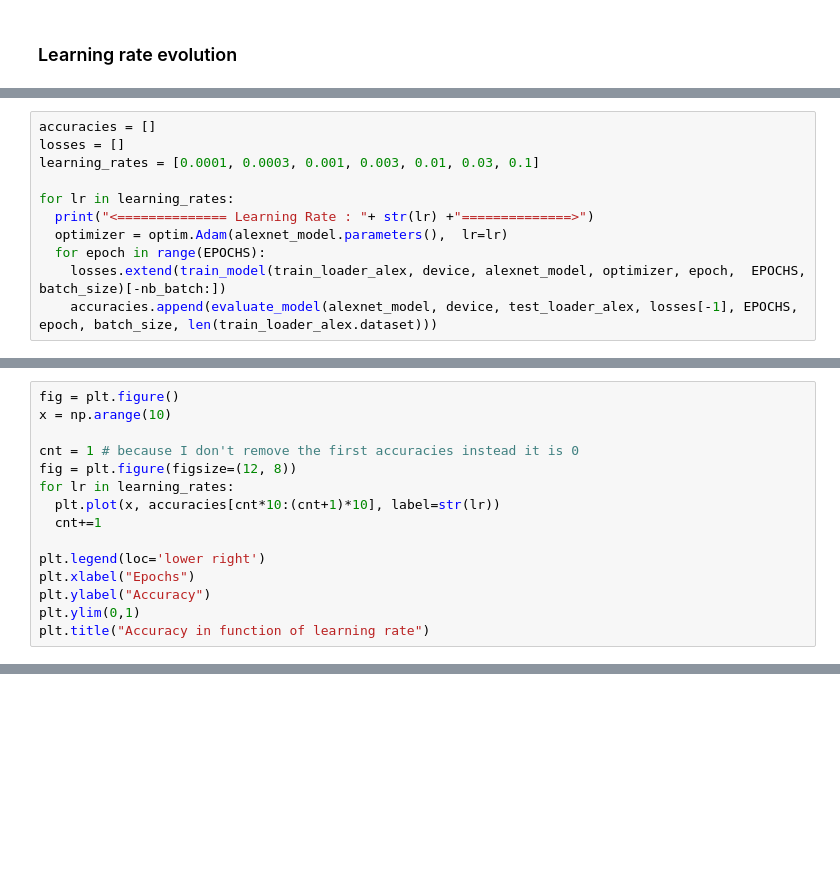
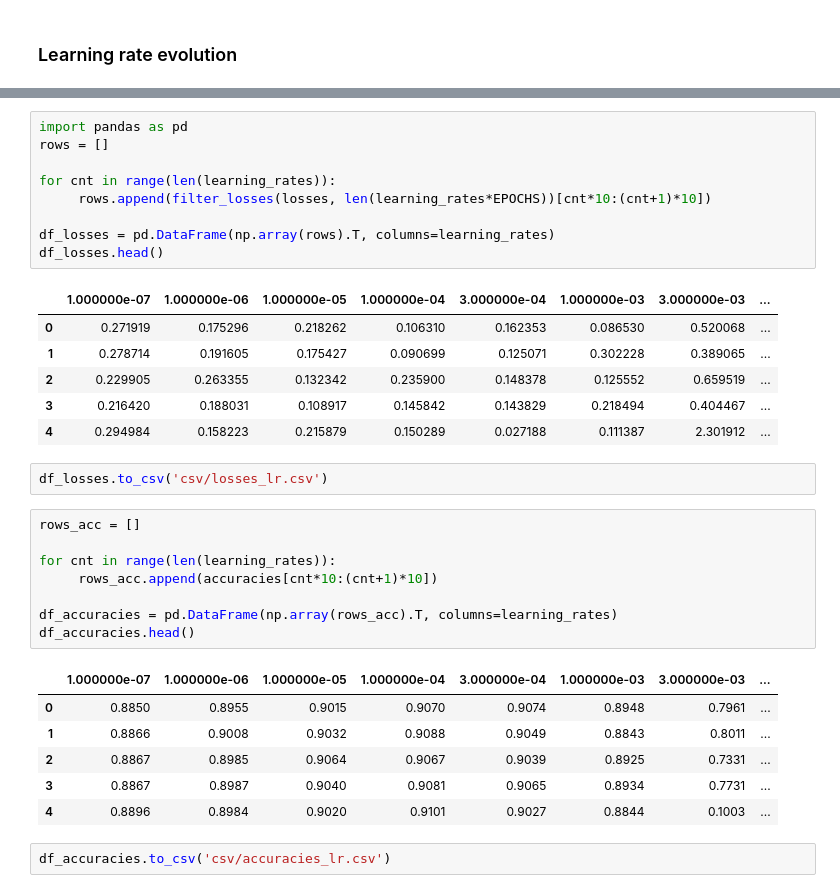
Before and after one commit to tcotte/CNN_Pytorch, a Jupyter notebook: fashion_mnist.ipynb, the cells around one changed output, grey strips where cells are left out. Drawn from its saved outputs; the diff is of its cells as text; blank space fills up the shorter version.

```diff
--- a/fashion_mnist.ipynb
+++ b/fashion_mnist.ipynb
@@ -291,11 +272,0 @@ plot_grad_flow(model.named_parameters())
-# %%
-accuracies = []
-losses = []
-learning_rates = [0.0001, 0.0003, 0.001, 0.003, 0.01, 0.03, 0.1]
-
-for lr in learning_rates:
-  print("<============== Learning Rate : "+ str(lr) +"==============>")
-  optimizer = optim.Adam(alexnet_model.parameters(),  lr=lr)
-  for epoch in range(EPOCHS):
-    losses.extend(train_model(train_loader_alex, device, alexnet_model, optimizer, epoch,  EPOCHS, batch_size)[-nb_batch:])
-    accuracies.append(evaluate_model(alexnet_model, device, test_loader_alex, losses[-1], EPOCHS, epoch, batch_size, len(train_loader_alex.dataset)))
@@ -320,15 +272,0 @@ for lr in learning_rates:
-# %%
-fig = plt.figure()
-x = np.arange(10)
-
-cnt = 1 # because I don't remove the first accuracies instead it is 0
-fig = plt.figure(figsize=(12, 8))
-for lr in learning_rates:
-  plt.plot(x, accuracies[cnt*10:(cnt+1)*10], label=str(lr))
-  cnt+=1
-
-plt.legend(loc='lower right')
-plt.xlabel("Epochs")
-plt.ylabel("Accuracy")
-plt.ylim(0,1)
-plt.title("Accuracy in function of learning rate")
@@ -338,0 +273,35 @@ Text(0.5, 1.0, 'Accuracy in function of learning rate')
+# %%
+import pandas as pd
+rows = []
+
+for cnt in range(len(learning_rates)):
+     rows.append(filter_losses(losses, len(learning_rates*EPOCHS))[cnt*10:(cnt+1)*10])
+
+df_losses = pd.DataFrame(np.array(rows).T, columns=learning_rates)
+df_losses.head()
+# %% [output]
+|  | 1.000000e-07 | 1.000000e-06 | 1.000000e-05 | 1.000000e-04 | 3.000000e-04 | 1.000000e-03 | 3.000000e-03 | ... |
+| 0 | 0.271919 | 0.175296 | 0.218262 | 0.106310 | 0.162353 | 0.086530 | 0.520068 | ... |
+| 1 | 0.278714 | 0.191605 | 0.175427 | 0.090699 | 0.125071 | 0.302228 | 0.389065 | ... |
+| 2 | 0.229905 | 0.263355 | 0.132342 | 0.235900 | 0.148378 | 0.125552 | 0.659519 | ... |
+| 3 | 0.216420 | 0.188031 | 0.108917 | 0.145842 | 0.143829 | 0.218494 | 0.404467 | ... |
+| 4 | 0.294984 | 0.158223 | 0.215879 | 0.150289 | 0.027188 | 0.111387 | 2.301912 | ... |
+# %%
+df_losses.to_csv('csv/losses_lr.csv')
+# %%
+rows_acc = []
+
+for cnt in range(len(learning_rates)):
+     rows_acc.append(accuracies[cnt*10:(cnt+1)*10])
+
+df_accuracies = pd.DataFrame(np.array(rows_acc).T, columns=learning_rates)
+df_accuracies.head()
+# %% [output]
+|  | 1.000000e-07 | 1.000000e-06 | 1.000000e-05 | 1.000000e-04 | 3.000000e-04 | 1.000000e-03 | 3.000000e-03 | ... |
+| 0 | 0.8850 | 0.8955 | 0.9015 | 0.9070 | 0.9074 | 0.8948 | 0.7961 | ... |
+| 1 | 0.8866 | 0.9008 | 0.9032 | 0.9088 | 0.9049 | 0.8843 | 0.8011 | ... |
+| 2 | 0.8867 | 0.8985 | 0.9064 | 0.9067 | 0.9039 | 0.8925 | 0.7331 | ... |
+| 3 | 0.8867 | 0.8987 | 0.9040 | 0.9081 | 0.9065 | 0.8934 | 0.7731 | ... |
+| 4 | 0.8896 | 0.8984 | 0.9020 | 0.9101 | 0.9027 | 0.8844 | 0.1003 | ... |
+# %%
+df_accuracies.to_csv('csv/accuracies_lr.csv')
```
Also changed, not shown: parts of 20 cells of this notebook.
